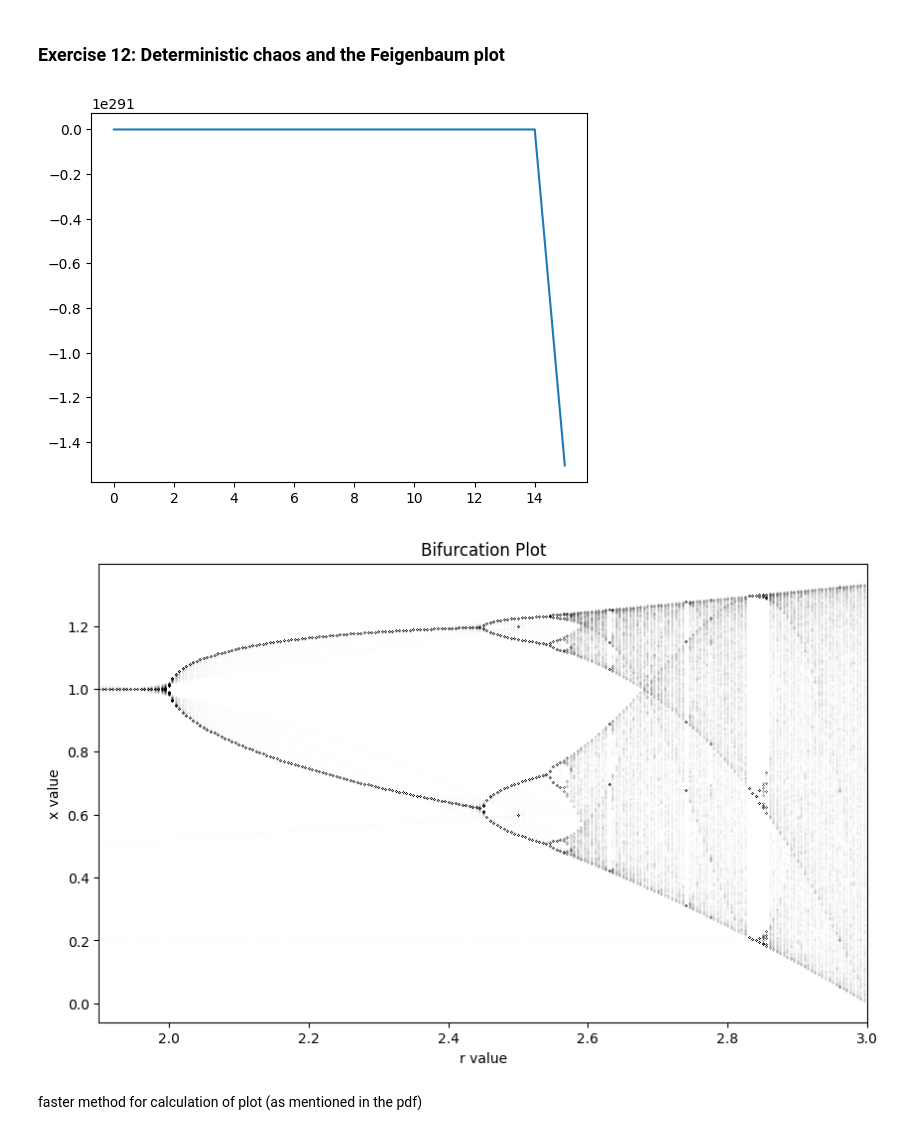
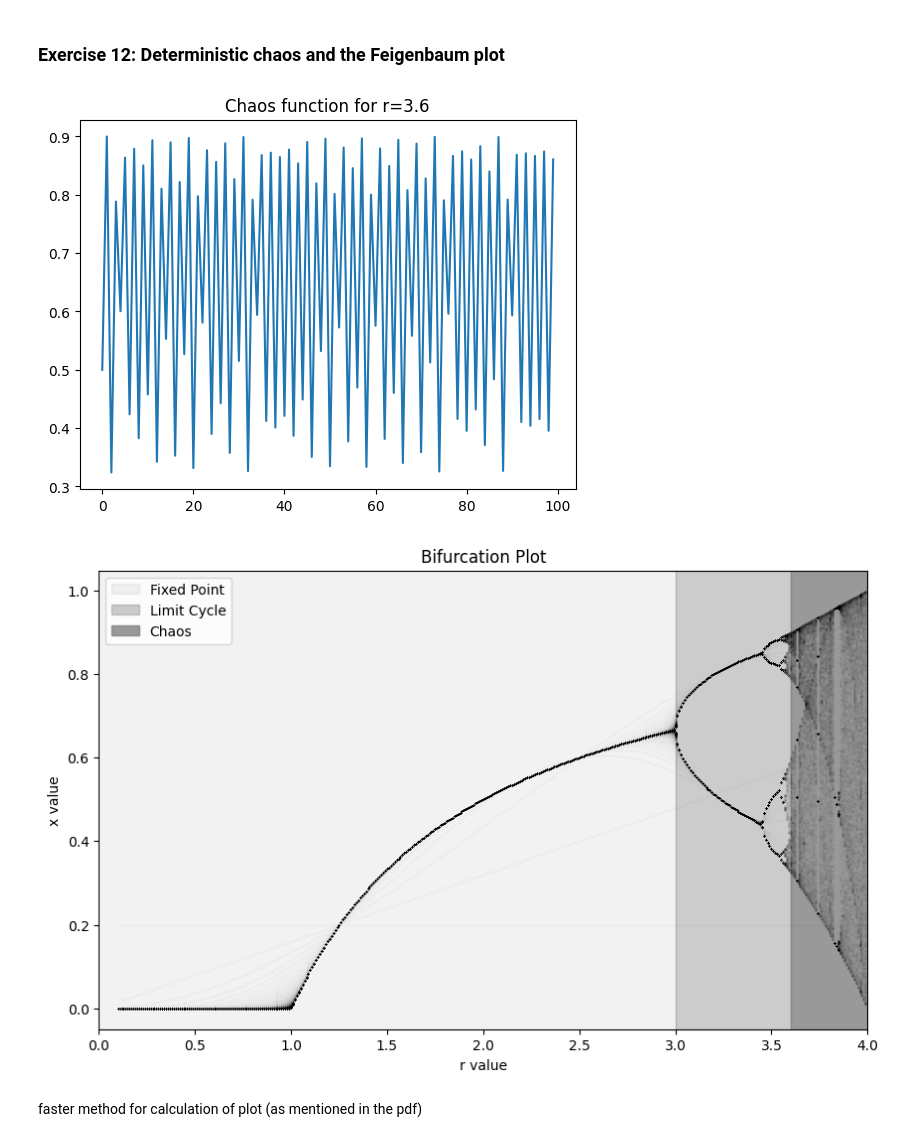
Before and after one commit to AtharvSuryawanshi/Computational-Physics, a Jupyter notebook: Suryawanshi_Atharv_HW1.ipynb, the cells around one changed output. Cells and saved outputs as stored; diff of their text form; code cells hidden in the pictures.

```diff
--- a/Suryawanshi_Atharv_HW1.ipynb
+++ b/Suryawanshi_Atharv_HW1.ipynb
@@ -416,18 +416,20 @@ plt.show()
 # %%
 def chaos_fn(r, x0, iter):
     array = np.zeros(iter)
     array[0] = x0
     for i in range(1, iter):
-        array[i] = array[i - 1] + r*array[i-1]*(1 - array[i-1])
+        array[i] = r*array[i-1]*(1 - array[i-1])
     return array
 
-plt.plot(chaos_fn(3.1, 0.5, 1000))
+r = 3.6
+plt.plot(chaos_fn(r, 0.5, 100))
+plt.title(f"Chaos function for r={r}")
 plt.show()
 # %% [output]
-[figure, old version]
+[figure, new version]
 # %%
 # r-x plots
-r_values = np.arange(0.1, 3, 0.005)
+r_values = np.arange(0.1, 4, 0.01)
 x_points = np.zeros((len(r_values), 1000))
 for i, r in enumerate(r_values):
     x_points[i,:] = chaos_fn(r, 0.2, 1000)
@@ -436,13 +438,16 @@ plt.figure(figsize=(10,6))
 plt.title("Bifurcation Plot")
 plt.xlabel("r value")
 plt.ylabel("x value")
-plt.xlim(1.9, 3)
-plt.ylabel
+plt.xlim(0, 4)
+plt.axvspan(0, 3, color='gray', alpha=0.1, label = "Fixed Point")
+plt.axvspan(3, 3.6, color='gray', alpha=0.4, label = "Limit Cycle")
+plt.axvspan(3.6, 4, color='gray', alpha=0.8, label = "Chaos")
 for i, r in enumerate(r_values):
-    plt.scatter([r] * 1000, x_points[i, :], color="black", alpha=0.2, marker='.', s=0.01)
+    plt.scatter([r] * 1000, x_points[i, :], color="black", alpha=0.3, marker='.', s=0.01)
+plt.legend()
 plt.show()
 # %% [output]
-[figure, old version]
+[figure, new version]
 # %% [markdown]
 faster method for calculation of plot (as mentioned in the pdf)
 # %%
```
Also changed, not shown: parts of 1 cell of this notebook.
